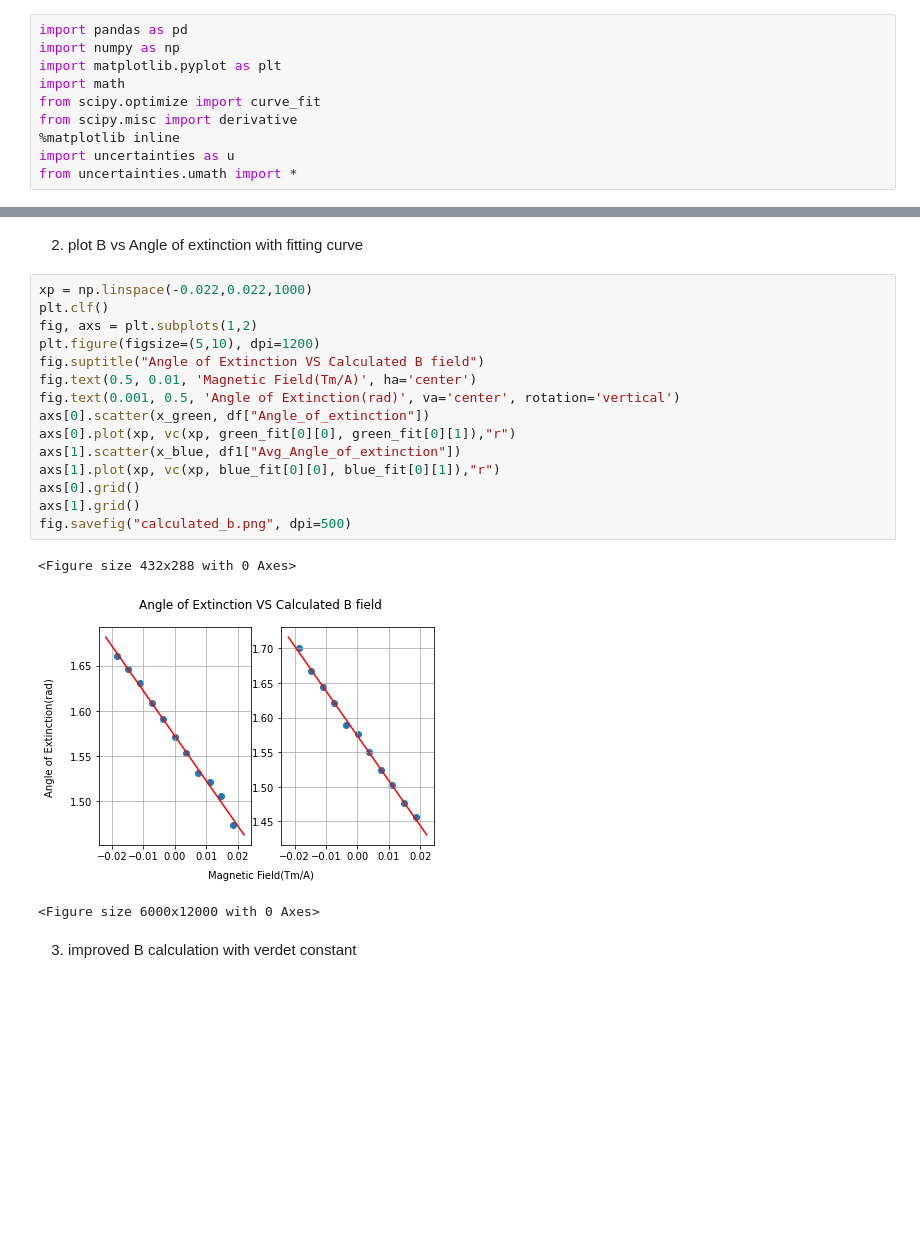
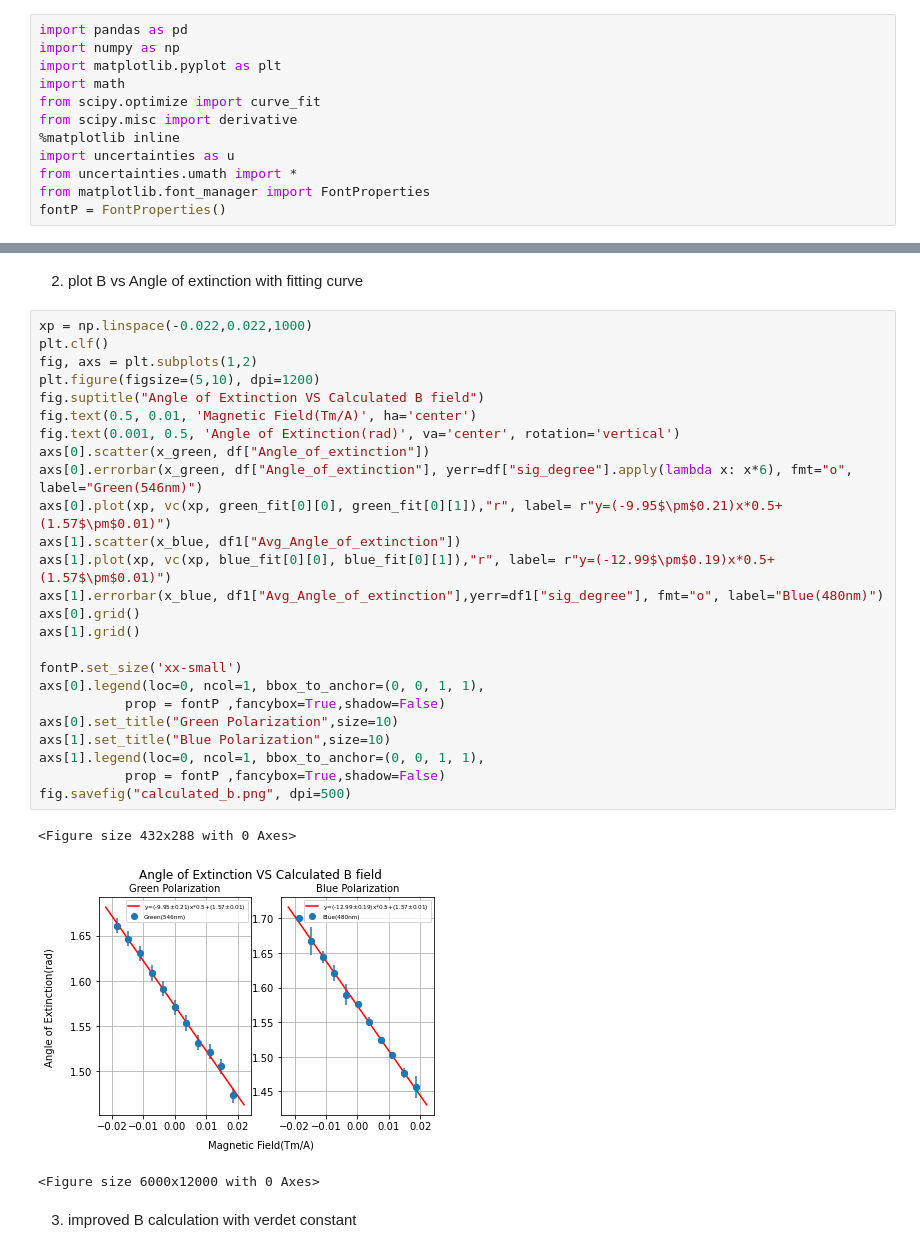
Before and after one commit to alberthu233/phys311_lab_report, a Jupyter notebook: faraday_rotation/faraday.ipynb, the cells around one changed output, grey strips where cells are left out. Saved outputs shown, nothing was run; the diff lists cells and outputs as text; blank space fills up the shorter version.

Commit message:
30min error

```diff
--- a/faraday_rotation/faraday.ipynb
+++ b/faraday_rotation/faraday.ipynb
@@ -12,6 +12,8 @@ from scipy.misc import derivative
 %matplotlib inline
 import uncertainties as u
 from uncertainties.umath import *
+from matplotlib.font_manager import FontProperties
+fontP = FontProperties()
 # %% [markdown]
 1. Data preprocessing
 # %%
@@ -90,21 +92,31 @@ df4["blue_fit_std"] = np.sqrt(np.diag(green_fit[1]))
 # %%
 xp = np.linspace(-0.022,0.022,1000)
 plt.clf()
 fig, axs = plt.subplots(1,2)
 plt.figure(figsize=(5,10), dpi=1200)
 fig.suptitle("Angle of Extinction VS Calculated B field")
 fig.text(0.5, 0.01, 'Magnetic Field(Tm/A)', ha='center')
 fig.text(0.001, 0.5, 'Angle of Extinction(rad)', va='center', rotation='vertical')
 axs[0].scatter(x_green, df["Angle_of_extinction"])
-axs[0].plot(xp, vc(xp, green_fit[0][0], green_fit[0][1]),"r")
+axs[0].errorbar(x_green, df["Angle_of_extinction"], yerr=df["sig_degree"].apply(lambda x: x*6), fmt="o", label="Green(546nm)")
+axs[0].plot(xp, vc(xp, green_fit[0][0], green_fit[0][1]),"r", label= r"y=(-9.95$\pm$0.21)x*0.5+(1.57$\pm$0.01)")
 axs[1].scatter(x_blue, df1["Avg_Angle_of_extinction"])
-axs[1].plot(xp, vc(xp, blue_fit[0][0], blue_fit[0][1]),"r")
+axs[1].plot(xp, vc(xp, blue_fit[0][0], blue_fit[0][1]),"r", label= r"y=(-12.99$\pm$0.19)x*0.5+(1.57$\pm$0.01)")
+axs[1].errorbar(x_blue, df1["Avg_Angle_of_extinction"],yerr=df1["sig_degree"], fmt="o", label="Blue(480nm)")
 axs[0].grid()
 axs[1].grid()
+
+fontP.set_size('xx-small')
+axs[0].legend(loc=0, ncol=1, bbox_to_anchor=(0, 0, 1, 1),
+           prop = fontP ,fancybox=True,shadow=False)
+axs[0].set_title("Green Polarization",size=10)
+axs[1].set_title("Blue Polarization",size=10)
+axs[1].legend(loc=0, ncol=1, bbox_to_anchor=(0, 0, 1, 1),
+           prop = fontP ,fancybox=True,shadow=False)
 fig.savefig("calculated_b.png", dpi=500)
 # %% [output]
 <Figure size 432x288 with 0 Axes>
-[figure, old version]
+[figure, new version]
 <Figure size 6000x12000 with 0 Axes>
 # %% [markdown]
 3. improved B calculation with verdet constant
```
Also changed, not shown: parts of 1 cell of this notebook, 2 other files.
